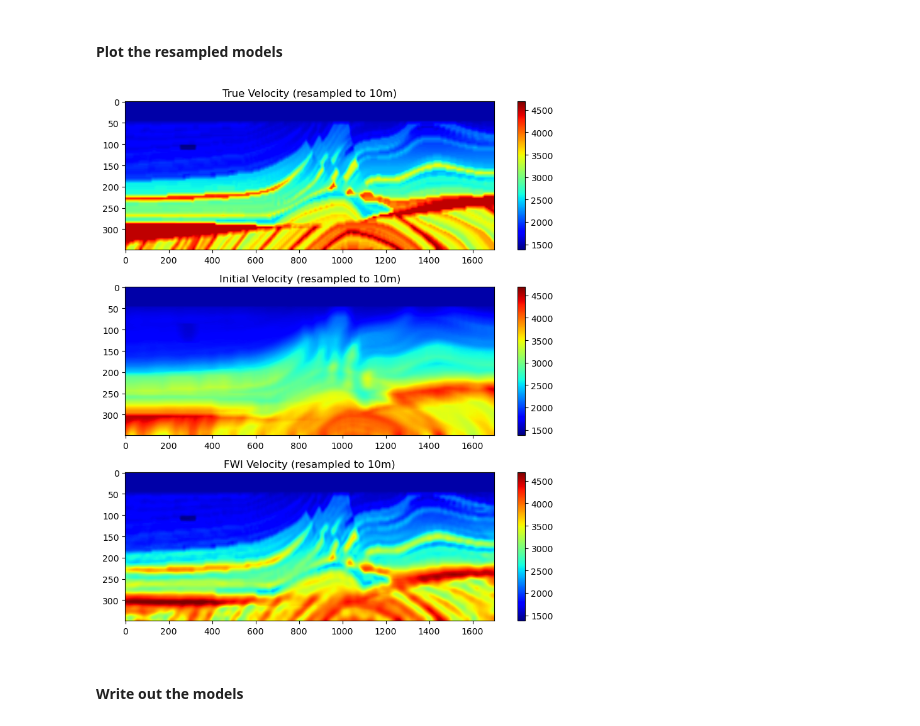
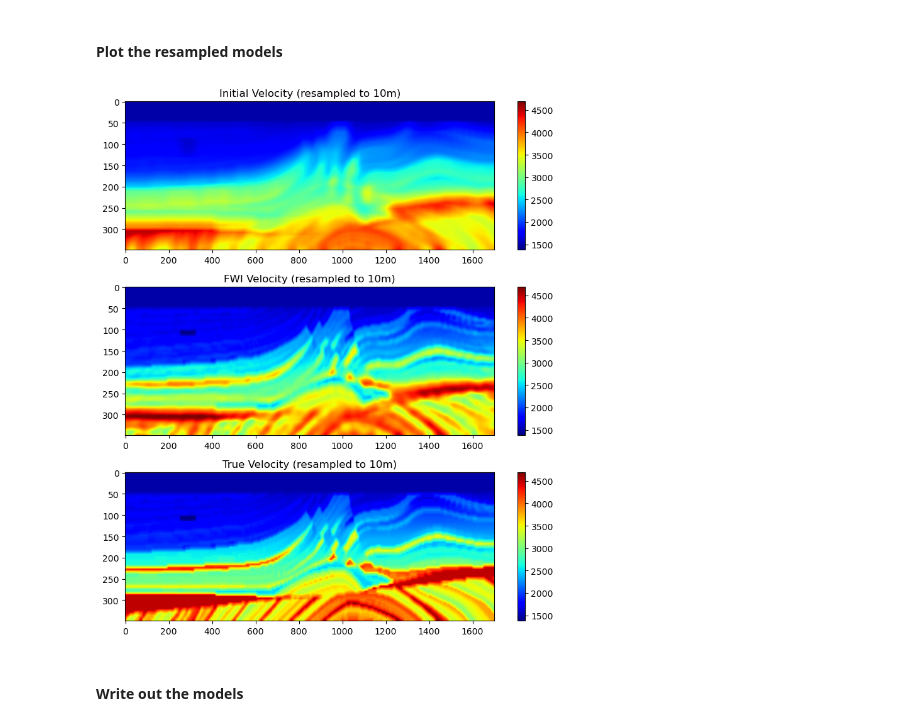
Before and after one commit to ChevronETC/Examples, a Jupyter notebook: 50_fwi/01_fwi_L2.ipynb, the cells around one changed output. Saved outputs shown, nothing was run; the diff lists cells and outputs as text; code cells hidden in the pictures.

```diff
--- a/50_fwi/01_fwi_L2.ipynb
+++ b/50_fwi/01_fwi_L2.ipynb
@@ -622,21 +646,21 @@ vf_resamp = op * vf;
 # %%
 figure(figsize=(8,9)); clf()
 
-subplot(3,1,1);imshow(v1_resamp,aspect="auto",cmap="jet");
+subplot(3,1,1);imshow(v2_resamp,aspect="auto",cmap="jet");
+colorbar(orientation="vertical");clim(vmin,vmax);
+title("Initial Velocity (resampled to 10m)");
+
+subplot(3,1,2);imshow(vf_resamp,aspect="auto",cmap="jet");
+colorbar(orientation="vertical");clim(vmin,vmax);
+title("FWI Velocity (resampled to 10m)");
+
+subplot(3,1,3);imshow(v1_resamp,aspect="auto",cmap="jet");
 colorbar(orientation="vertical");clim(vmin,vmax);
 title("True Velocity (resampled to 10m)")
 
-subplot(3,1,2);imshow(v2_resamp,aspect="auto",cmap="jet");
-colorbar(orientation="vertical");clim(vmin,vmax);
-title("Initial Velocity (resampled to 10m)");
-
-subplot(3,1,3);imshow(vf_resamp,aspect="auto",cmap="jet");
-colorbar(orientation="vertical");clim(vmin,vmax);
-title("FWI Velocity (resampled to 10m)");
-
 tight_layout()
 # %% [output]
-[figure, old version]
+[figure, new version]
 # %% [markdown]
 #### Write out the models
 # %%
```
Also changed, not shown: parts of 12 cells of this notebook, 2 other files.
